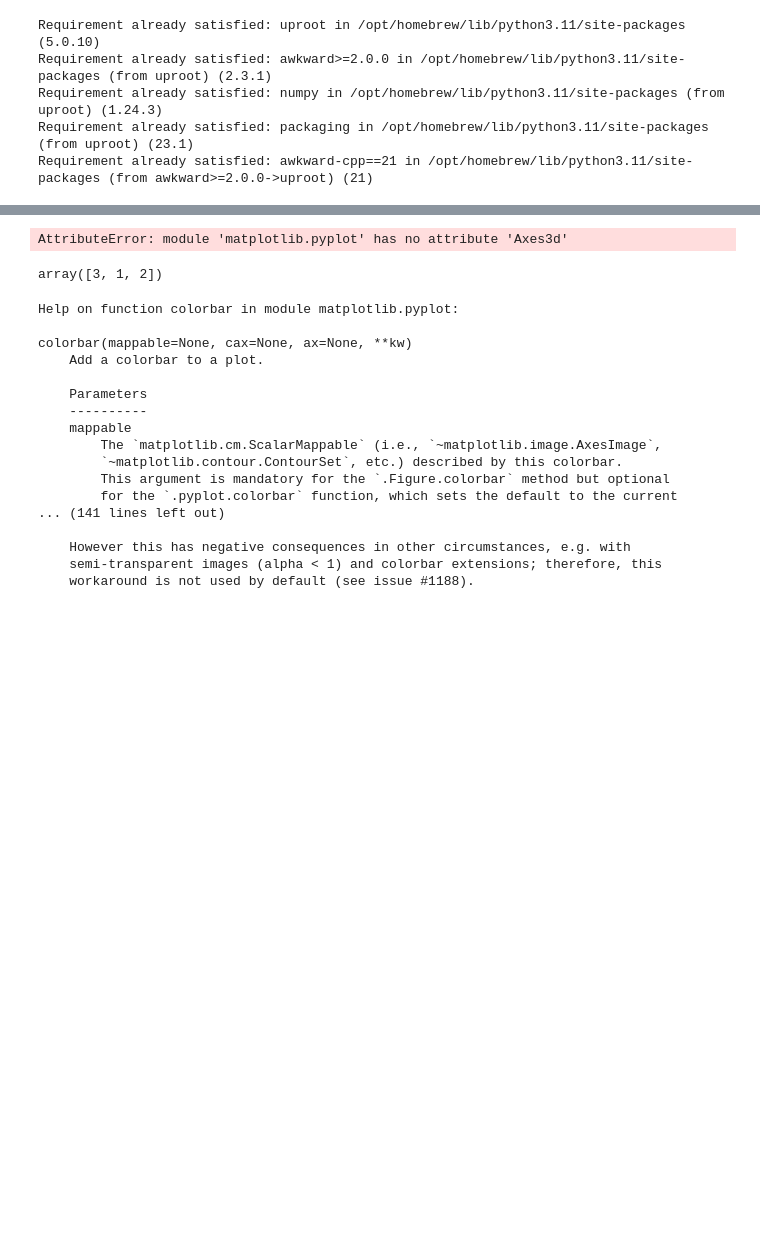
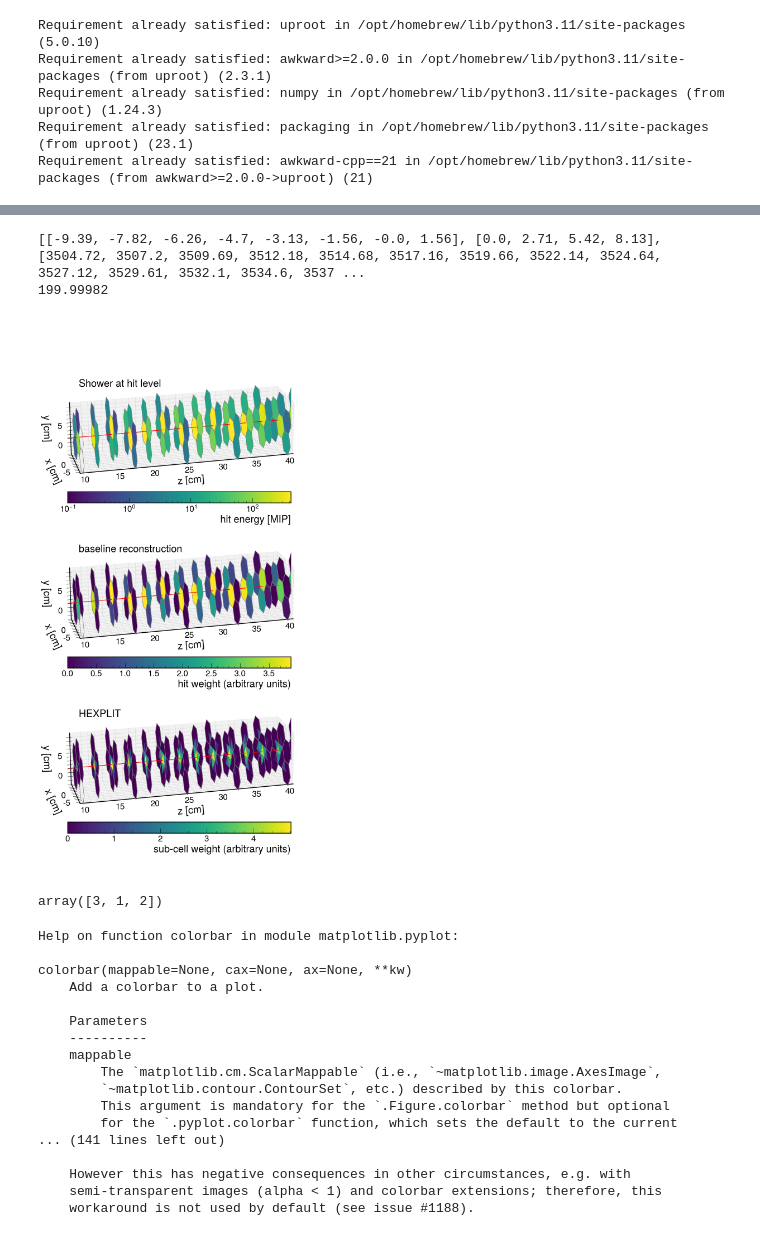
Before and after one commit to sebouh137/staggered_tesselations, a Jupyter notebook: Illustration2.ipynb, the cells around one changed output, grey strips where cells are left out. Drawn from its saved outputs; the diff is of its cells as text; code cells hidden in the pictures; blank space fills up the shorter version.

```diff
--- a/Illustration2.ipynb
+++ b/Illustration2.ipynb
@@ -506,6 +317,39 @@ plt.show()
 # %%
+axs=show_shower("dd4hep/zdc_staggered_h3_inf_reco_gamma_200GeV_theta_deg.edm4hep.root",
+            2, 0, x_offset=0, prefix="ZDC", w0_nrw=6.2+np.log(200/50)*.3,
+                w0_rw=6.9+np.log(200/50)*.5, z_range=[35000/10+10, 35000/10+40])#, z_range=[35000/10, ],
+            #x_range=[-70/10, 70/10], y_range=[26/10, 136/10])
+
+#show the RM
+# x=-9.5
+# y=5
+# z=3546.6
+x=-10.5
+y=6
+z=3556.5
+x=-7.5
+y=7
+z=3559
+for ax in axs:
+    RM=3.1
+    a=.5
+    ax.plot([z,z],[x,x], [y,y+RM], color='#ff00ff',zorder=calc_zorder(z))
+    ax.plot([z,z],[x-a,x+a], [y,y], color='#ff00ff',zorder=calc_zorder(z))
+    ax.plot([z,z],[x-a,x+a], [y+RM,y+RM], color='#ff00ff',
+             zorder=1000)
+    ax.text(z-0.2,x,y+RM/2, "$R_M$", color='#ff00ff', zorder=calc_zorder(z), weight='bold',
+            va='center', ha='right')
+    #ax.text(z-0.2,x+1,y+RM/2, "$R_M$", color='#ff00ff', zorder=calc_zorder(z), weight='bold',
+    #        va='center', ha='left')
+
+plt.savefig("algorithm_illustration_photon.pdf")
+
+
+plt.show()
 # %% [output]
-AttributeError: module 'matplotlib.pyplot' has no attribute 'Axes3d'
+[[-9.39, -7.82, -6.26, -4.7, -3.13, -1.56, -0.0, 1.56], [0.0, 2.71, 5.42, 8.13], [3504.72, 3507.2, 3509.69, 3512.18, 3514.68, 3517.16, 3519.66, 3522.14, 3524.64, 3527.12, 3529.61, 3532.1, 3534.6, 3537 ...
+199.99982
+[figure, added]
 # %%
 np.roll([1,2,3], 1)
 # %% [output]
```
Also changed, not shown: parts of 3 cells of this notebook, 19 other files.
